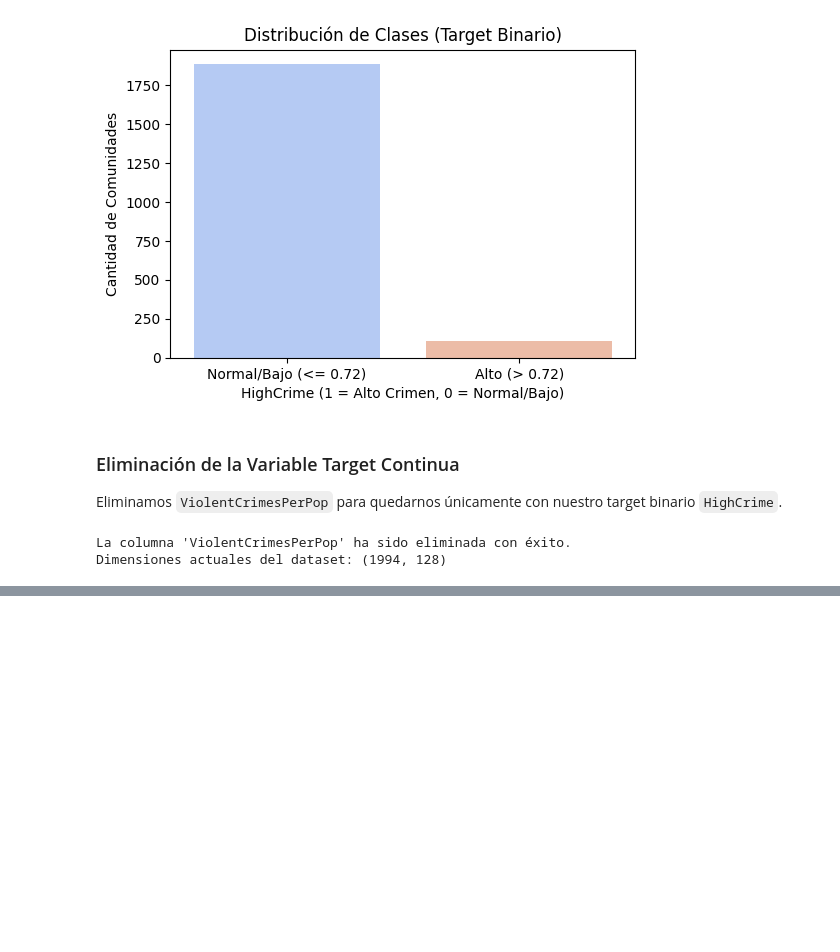
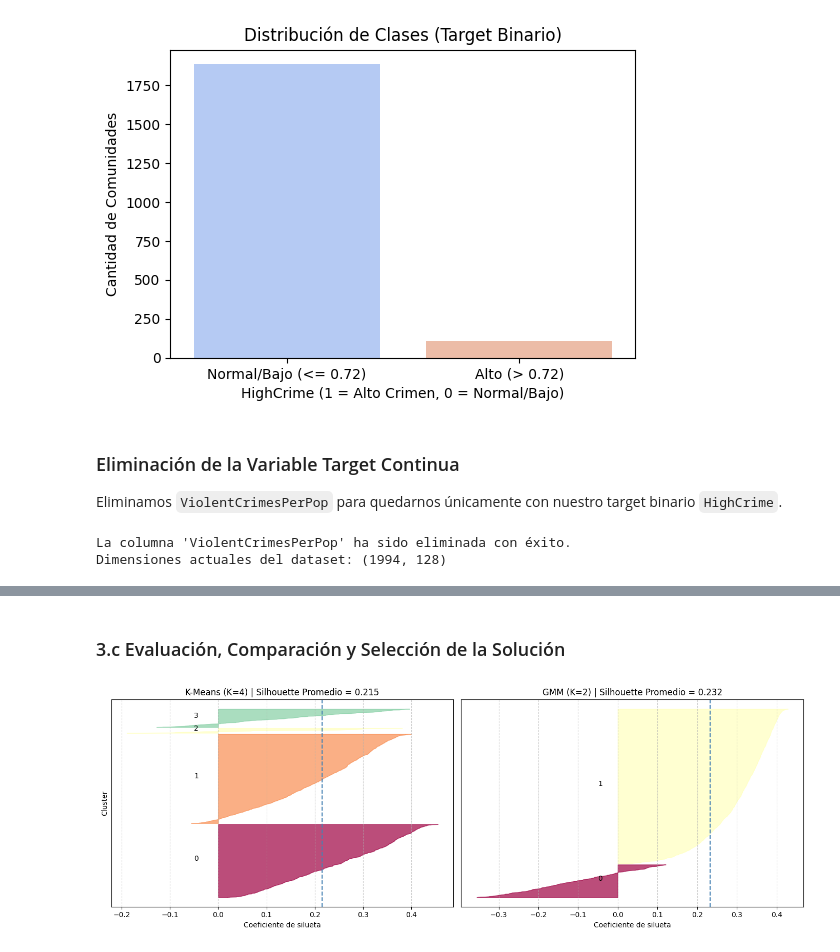
Before and after one commit to AndresMontesDeOca/AnalisisDatos2, a Jupyter notebook: Entregas/Actividad3.ipynb, the cells around one changed output, grey strips where cells are left out. Cells and saved outputs as stored; diff of their text form; code cells hidden in the pictures; blank space fills up the shorter version.

```diff
--- a/Entregas/Actividad3.ipynb
+++ b/Entregas/Actividad3.ipynb
@@ -180,0 +499,62 @@ Dimensiones actuales del dataset: (1994, 128)
+# %% [markdown]
+### 3.c Evaluación, Comparación y Selección de la Solución
+# %%
+import matplotlib.pyplot as plt
+import matplotlib.cm as cm
+import numpy as np
+from sklearn.metrics import silhouette_samples
+
+# Obtenemos las etiquetas y promedios ya calculados de K-Means (K=4) y GMM (K=2)
+k_kmeans = 4
+labels_kmeans_4 = kmeans_labels_dict[k_kmeans]
+sil_avg_kmeans = kmeans_silhouettes[k_kmeans - k_min]
+
+k_gmm = 2
+labels_gmm_2 = gmm_labels_dict[k_gmm]
+sil_avg_gmm = gmm_silhouettes[k_gmm - k_min]
+
+fig, (ax1, ax2) = plt.subplots(1, 2, figsize=(14, 5))
+
+# --- Plot 1: K-Means (K=4) ---
+y_lower = 10
+sample_silhouette_values = silhouette_samples(X_pca, labels_kmeans_4)
+for i in range(k_kmeans):
+    ith_cluster_sil_values = sample_silhouette_values[labels_kmeans_4 == i]
+    ith_cluster_sil_values.sort()
+    size_cluster_i = ith_cluster_sil_values.shape[0]
+    y_upper = y_lower + size_cluster_i
+    color = cm.Spectral(float(i) / k_kmeans)
+    ax1.fill_betweenx(np.arange(y_lower, y_upper), 0, ith_cluster_sil_values,
+                     facecolor=color, edgecolor=color, alpha=0.7)
+    ax1.text(-0.05, y_lower + 0.5 * size_cluster_i, str(i))
+    y_lower = y_upper + 10
+ax1.axvline(x=sil_avg_kmeans, color="steelblue", linestyle="--")
+ax1.set_title(f"K-Means (K={k_kmeans}) | Silhouette Promedio = {sil_avg_kmeans:.3f}")
+ax1.set_xlabel("Coeficiente de silueta")
+ax1.set_ylabel("Cluster")
+ax1.set_yticks([])
+ax1.grid(axis='x', linestyle='--', alpha=0.6)
+
+# --- Plot 2: GMM (K=2) ---
+y_lower = 10
+sample_silhouette_values = silhouette_samples(X_pca, labels_gmm_2)
+for i in range(k_gmm):
+    ith_cluster_sil_values = sample_silhouette_values[labels_gmm_2 == i]
+    ith_cluster_sil_values.sort()
+    size_cluster_i = ith_cluster_sil_values.shape[0]
+    y_upper = y_lower + size_cluster_i
+    color = cm.Spectral(float(i) / k_gmm)
+    ax2.fill_betweenx(np.arange(y_lower, y_upper), 0, ith_cluster_sil_values,
+                     facecolor=color, edgecolor=color, alpha=0.7)
+    ax2.text(-0.05, y_lower + 0.5 * size_cluster_i, str(i))
+    y_lower = y_upper + 10
+ax2.axvline(x=sil_avg_gmm, color="steelblue", linestyle="--")
+ax2.set_title(f"GMM (K={k_gmm}) | Silhouette Promedio = {sil_avg_gmm:.3f}")
+ax2.set_xlabel("Coeficiente de silueta")
+ax2.set_yticks([])
+ax2.grid(axis='x', linestyle='--', alpha=0.6)
+
+plt.tight_layout()
+plt.show()
+# %% [output]
+[figure, added]
```
Also changed, not shown: parts of 21 cells of this notebook, 1 other file.
